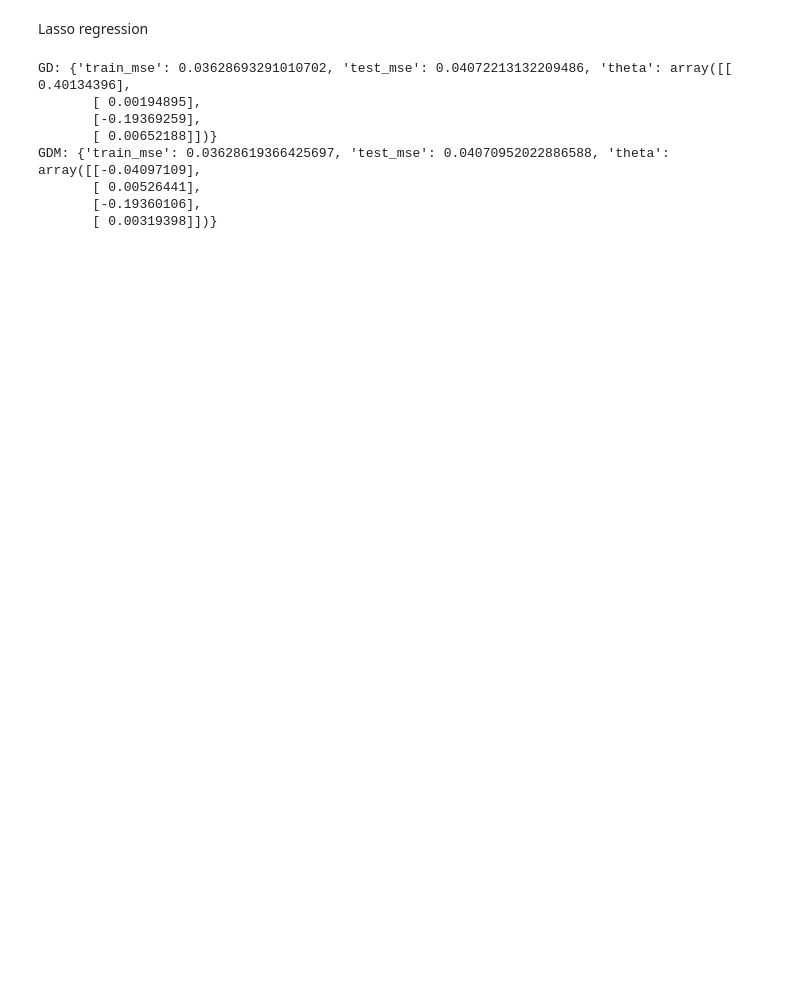
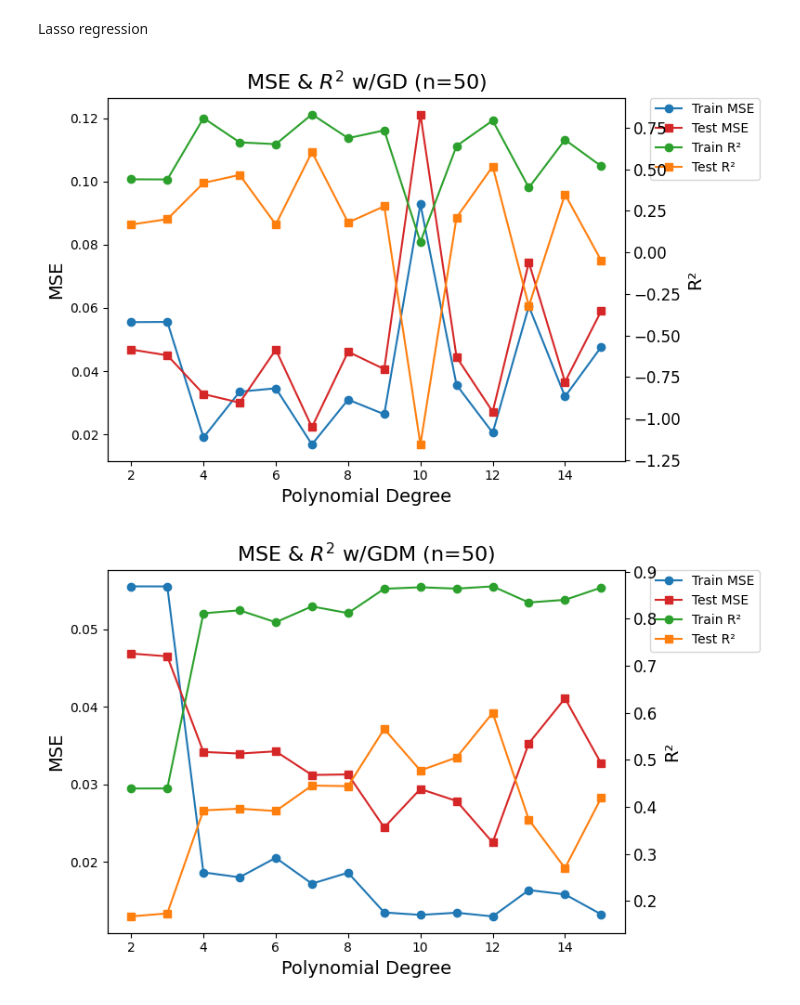
Before and after one commit to EiHol/FYSSTK3155, a Jupyter notebook: Project1/Code/Lasso.ipynb, the cells around one changed output. Drawn from its saved outputs; the diff is of its cells as text; code cells hidden in the pictures; blank space fills up the shorter version.

```diff
--- a/Project1/Code/Lasso.ipynb
+++ b/Project1/Code/Lasso.ipynb
@@ -16,7 +16,7 @@ def rugnes(x):
     return 1 / (1 + 25*x**2)
 # %%
 # Setting up the data
-n = 100
+n = 50
 x = np.linspace(-1, 1, n)
 y = rugnes(x)
 # %%
@@ -80,7 +80,7 @@ def GDM_Lasso(X, y, lmbda=0.01, alpha=0.9, eta=0.01, n_iterations=1000, toleranc
     # Return optimal theta
     return theta
 # %%
-def Lasso_reg(x, y, degree, GD=None, lmbda=0.01, test_size=0.3):
+def Lasso_reg(x, y, degree, eta=0.01, GD=None, lmbda=0.01, n_iter=1000, test_size=0.3):
 
     x = x.reshape(-1, 1)
     y = y.reshape(-1, 1)
@@ -103,9 +103,9 @@ def Lasso_reg(x, y, degree, GD=None, lmbda=0.01, test_size=0.3):
 
     # Compute theta based on selected GD method
     if GD == "GDM":
-        theta = GDM_Lasso(X_train_s, y_train_c, lmbda=lmbda, alpha=0.9, eta=0.01, n_iterations=1000, tolerance=1e-6)
+        theta = GDM_Lasso(X_train_s, y_train_c, lmbda=lmbda, alpha=0.9, eta=eta, n_iterations=n_iter, tolerance=1e-6)
     else:
-        theta = GD_lasso(X_train_s, y_train_c, lmbda=lmbda, eta=0.01, n_iterations=1000, tolerance=1e-6)
+        theta = GD_lasso(X_train_s, y_train_c, lmbda=lmbda, eta=eta, n_iterations=n_iter, tolerance=1e-6)
 
     # Making predictions
     y_train_pred = X_train_s @ theta + y_offset
@@ -115,6 +115,8 @@ def Lasso_reg(x, y, degree, GD=None, lmbda=0.01, test_size=0.3):
     results = {
         "train_mse": mean_squared_error(y_train, y_train_pred),
         "test_mse": mean_squared_error(y_test, y_test_pred),
+        "train_r2": r2_score(y_train, y_train_pred),
+        "test_r2": r2_score(y_test, y_test_pred),
         "theta": theta
     }
 
@@ -122,12 +126,27 @@ def Lasso_reg(x, y, degree, GD=None, lmbda=0.01, test_size=0.3):
+# %%
+degrees = list(range(2, 16))
+n = 50
+
+# Generate data
+x, y = generate_data(n, seed=44)
 # %%
-print("GD:", Lasso_reg(x, y, 3))
-print("GDM:", Lasso_reg(x, y, 3, "GDM"))
+#Running experiments for our plotting
+def run_experiments_Lasso(x, y, degrees, lmbda = 0.001, test_size=0.3, eta = 0.01, GD=None, n_iter = 1000, momentum = False):
+    # Empty list of results
+    results = []
+    for d in degrees:
+        res = Lasso_reg(x, y, d, eta=eta, lmbda=lmbda, test_size=test_size, GD=GD, n_iter=n_iter)
+        res["degree"] = d
+        results.append(res)
+    return results
+
+# Normal GD
+res = run_experiments_Lasso(x, y, degrees)
+plot_mse_r2_Lasso(res, n, GD="GD", R2=True)
+
+# GDM
+res = run_experiments_Lasso(x, y, degrees, GD="GDM")
+plot_mse_r2_Lasso(res, n, GD="GDM", R2=True)
 # %% [output]
-GD: {'train_mse': 0.03628693291010702, 'test_mse': 0.04072213132209486, 'theta': array([[ 0.40134396],
-       [ 0.00194895],
-       [-0.19369259],
-       [ 0.00652188]])}
-GDM: {'train_mse': 0.03628619366425697, 'test_mse': 0.04070952022886588, 'theta': array([[-0.04097109],
-       [ 0.00526441],
-       [-0.19360106],
-       [ 0.00319398]])}
+[figure, added]
+[figure, added]
```
Also changed, not shown: parts of 2 cells of this notebook, 25 other files.
